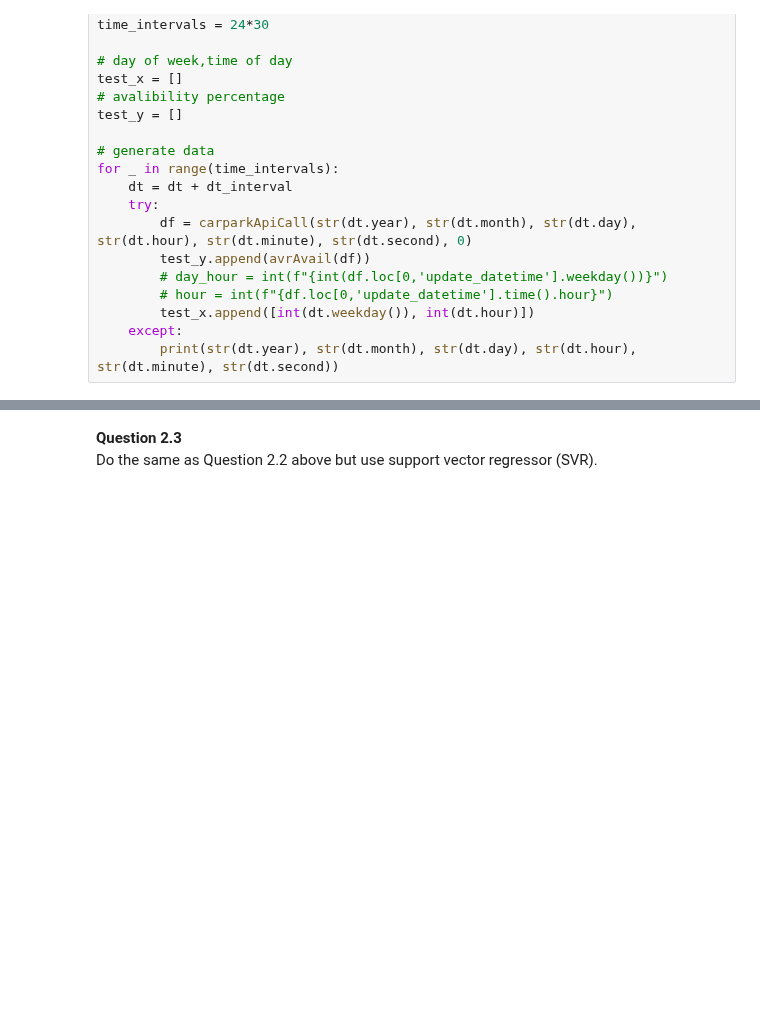
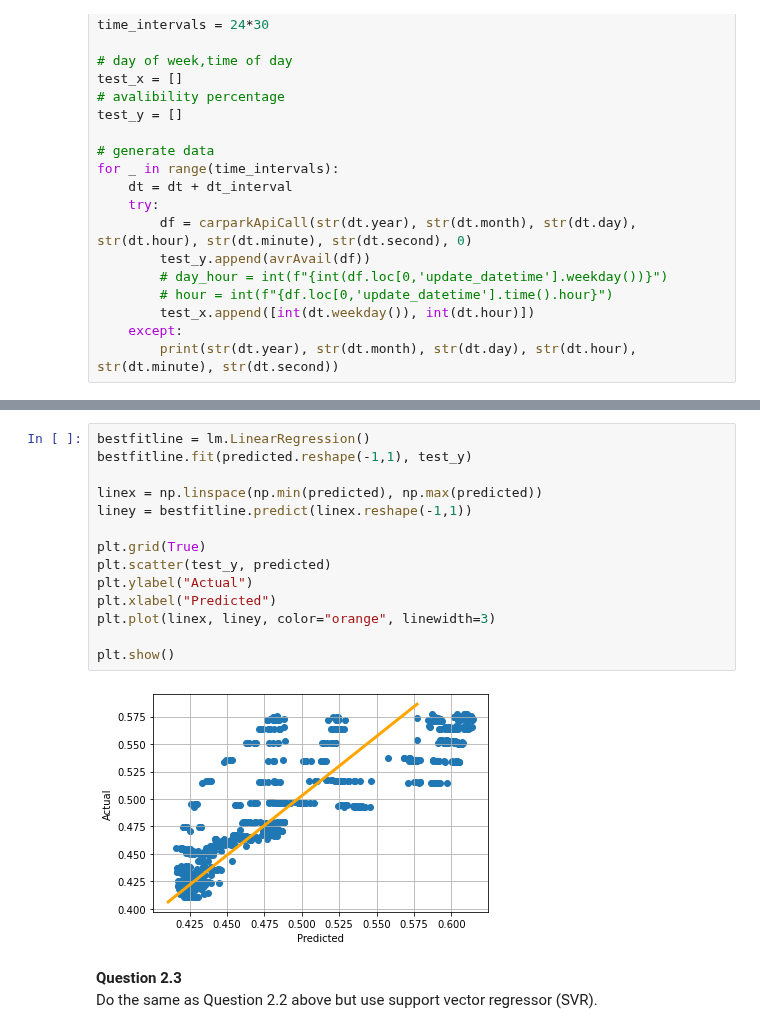
Before and after one commit to EthanWong2212/EE4211_Proj, a Jupyter notebook: part2_day.ipynb, the cells around one changed output, grey strips where cells are left out. Saved outputs shown, nothing was run; the diff lists cells and outputs as text; blank space fills up the shorter version.

Commit message:
add actual against pred with best fit for linreg

```diff
--- a/part2_day.ipynb
+++ b/part2_day.ipynb
@@ -225,3 +225,19 @@ plt.show()
+# %%
+bestfitline = lm.LinearRegression()
+bestfitline.fit(predicted.reshape(-1,1), test_y)
+
+linex = np.linspace(np.min(predicted), np.max(predicted))
+liney = bestfitline.predict(linex.reshape(-1,1))
+
+plt.grid(True)
+plt.scatter(test_y, predicted)
+plt.ylabel("Actual")
+plt.xlabel("Predicted")
+plt.plot(linex, liney, color="orange", linewidth=3)
+
+plt.show()
+# %% [output]
+[figure, added]
 # %% [markdown]
 **Question 2.3**<br>
 Do the same as Question 2.2 above but use support vector regressor (SVR).
```
Also changed, not shown: parts of 2 cells of this notebook, 1 other file.
